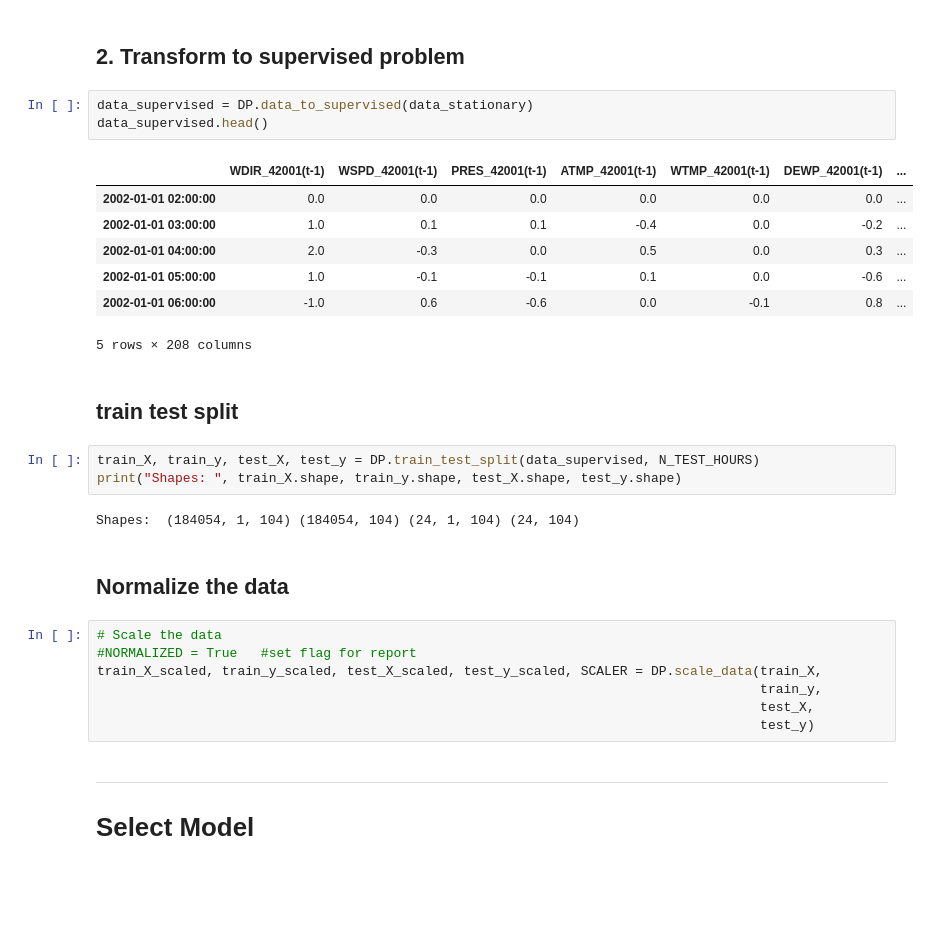
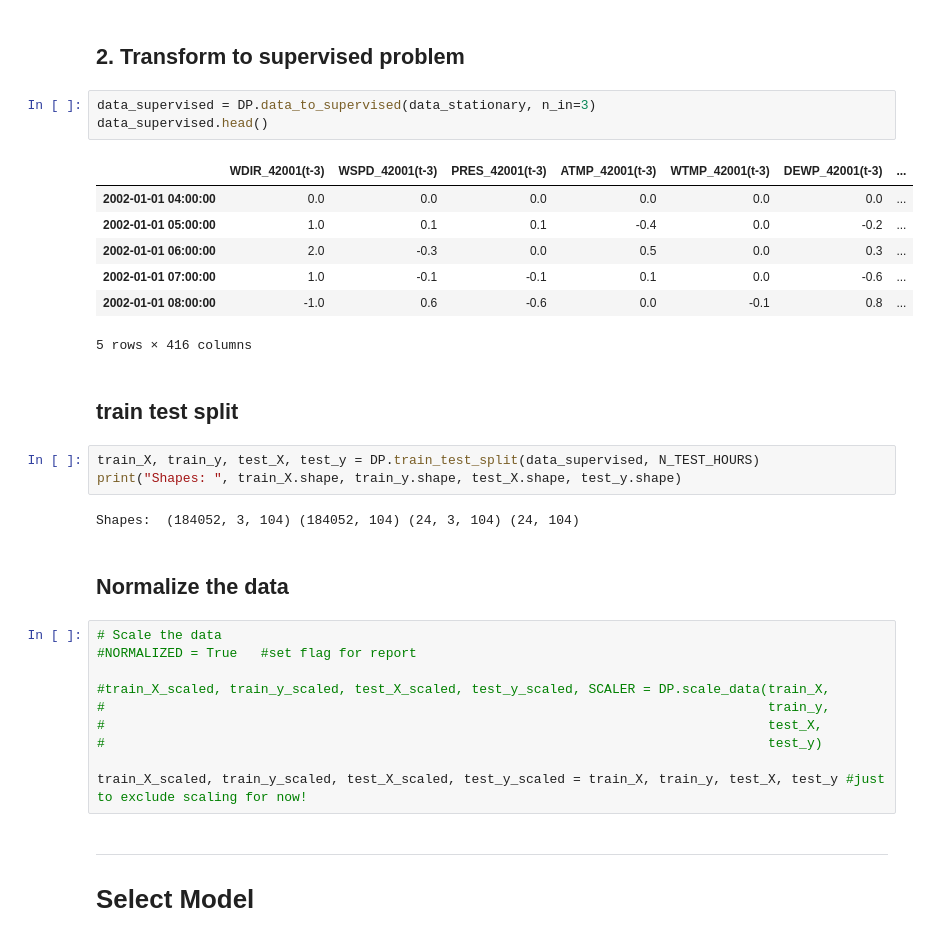
Before and after one commit to elsandner/Master_Project, a Jupyter notebook: Test_ML_Models_A.ipynb, the cells around one changed output. Saved outputs shown, nothing was run; the diff lists cells and outputs as text; blank space fills up the shorter version.

```diff
--- a/Test_ML_Models_A.ipynb
+++ b/Test_ML_Models_A.ipynb
@@ -191,32 +189,35 @@ data_stationary.head()
 # %% [markdown]
 ## 2. Transform to supervised problem
 # %%
-data_supervised = DP.data_to_supervised(data_stationary)
+data_supervised = DP.data_to_supervised(data_stationary, n_in=3)
 data_supervised.head()
 # %% [output]
-|  | WDIR_42001(t-1) | WSPD_42001(t-1) | PRES_42001(t-1) | ATMP_42001(t-1) | WTMP_42001(t-1) | DEWP_42001(t-1) | ... |
-| 2002-01-01 02:00:00 | 0.0 | 0.0 | 0.0 | 0.0 | 0.0 | 0.0 | ... |
-| 2002-01-01 03:00:00 | 1.0 | 0.1 | 0.1 | -0.4 | 0.0 | -0.2 | ... |
-| 2002-01-01 04:00:00 | 2.0 | -0.3 | 0.0 | 0.5 | 0.0 | 0.3 | ... |
-| 2002-01-01 05:00:00 | 1.0 | -0.1 | -0.1 | 0.1 | 0.0 | -0.6 | ... |
-| 2002-01-01 06:00:00 | -1.0 | 0.6 | -0.6 | 0.0 | -0.1 | 0.8 | ... |
+|  | WDIR_42001(t-3) | WSPD_42001(t-3) | PRES_42001(t-3) | ATMP_42001(t-3) | WTMP_42001(t-3) | DEWP_42001(t-3) | ... |
+| 2002-01-01 04:00:00 | 0.0 | 0.0 | 0.0 | 0.0 | 0.0 | 0.0 | ... |
+| 2002-01-01 05:00:00 | 1.0 | 0.1 | 0.1 | -0.4 | 0.0 | -0.2 | ... |
+| 2002-01-01 06:00:00 | 2.0 | -0.3 | 0.0 | 0.5 | 0.0 | 0.3 | ... |
+| 2002-01-01 07:00:00 | 1.0 | -0.1 | -0.1 | 0.1 | 0.0 | -0.6 | ... |
+| 2002-01-01 08:00:00 | -1.0 | 0.6 | -0.6 | 0.0 | -0.1 | 0.8 | ... |
-5 rows × 208 columns
+5 rows × 416 columns
 # %% [markdown]
 ## train test split
 # %%
 train_X, train_y, test_X, test_y = DP.train_test_split(data_supervised, N_TEST_HOURS)
 print("Shapes: ", train_X.shape, train_y.shape, test_X.shape, test_y.shape)
 # %% [output]
-Shapes:  (184054, 1, 104) (184054, 104) (24, 1, 104) (24, 104)
+Shapes:  (184052, 3, 104) (184052, 104) (24, 3, 104) (24, 104)
 # %% [markdown]
 ## Normalize the data
 # %%
 # Scale the data
 #NORMALIZED = True   #set flag for report
-train_X_scaled, train_y_scaled, test_X_scaled, test_y_scaled, SCALER = DP.scale_data(train_X,
-                                                                                     train_y,
-                                                                                     test_X,
-                                                                                     test_y)
+
+#train_X_scaled, train_y_scaled, test_X_scaled, test_y_scaled, SCALER = DP.scale_data(train_X,
+#                                                                                     train_y,
+#                                                                                     test_X,
+#                                                                                     test_y)
+
+train_X_scaled, train_y_scaled, test_X_scaled, test_y_scaled = train_X, train_y, test_X, test_y #just to exclude scaling for now!
 # %% [markdown]
 ---
 # Select Model
```
Also changed, not shown: parts of 23 cells of this notebook, 8 other files.
